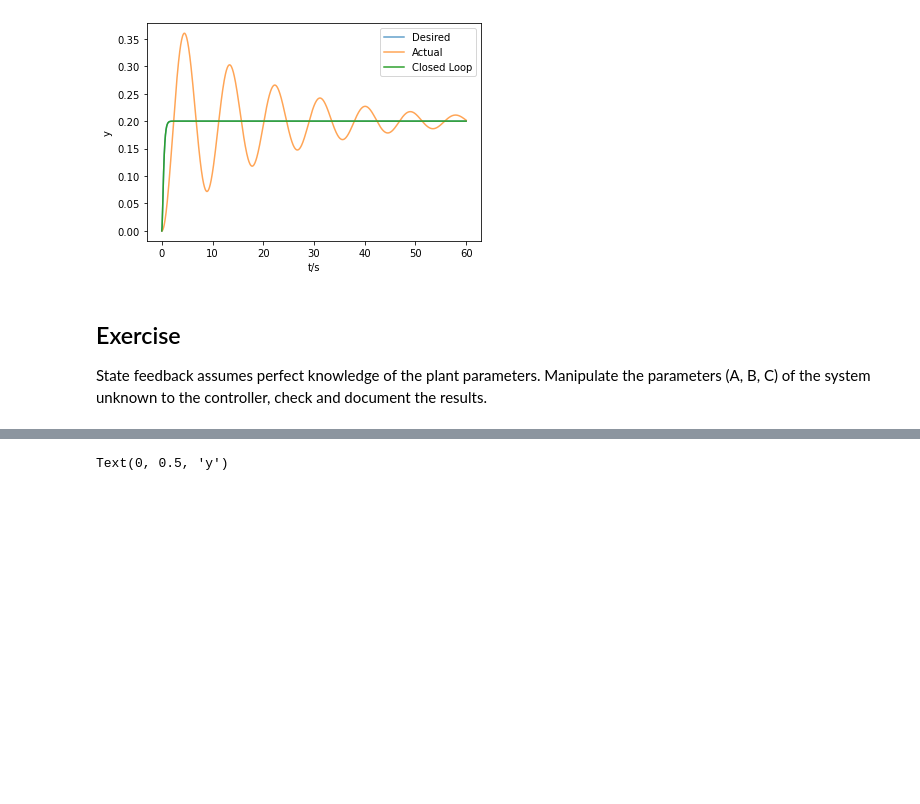
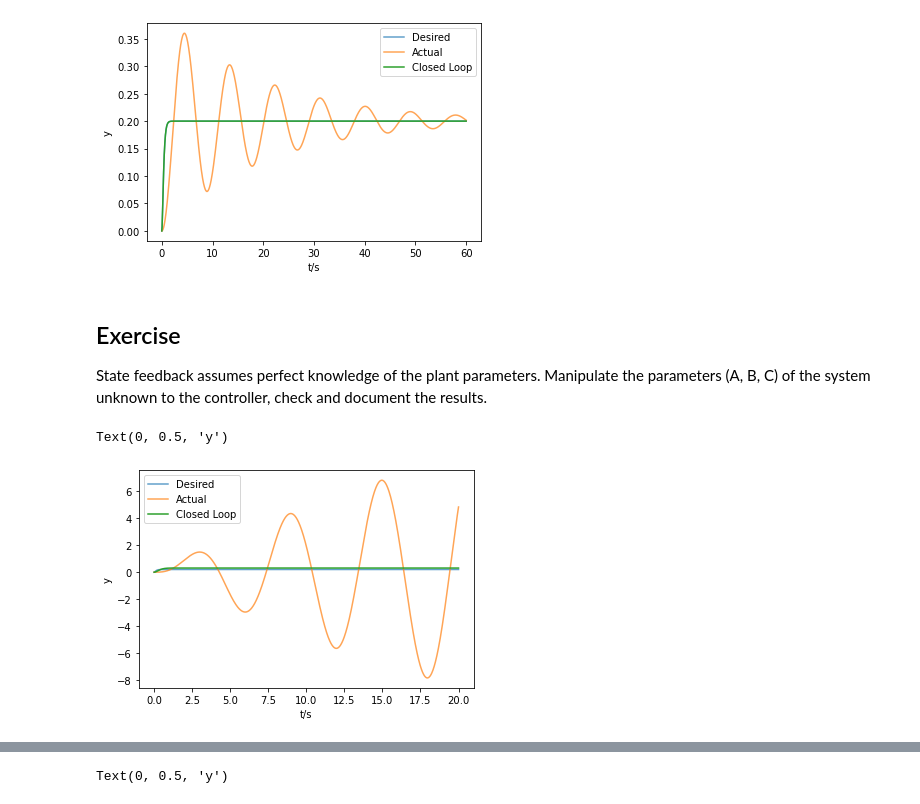
Before and after one commit to RailProfAC/data-science-for-engineers, a Jupyter notebook: DynamicalSystems/DynamicalSystems.ipynb, the cells around one changed output, grey strips where cells are left out. Cells and saved outputs as stored; diff of their text form; code cells hidden in the pictures; blank space fills up the shorter version.

```diff
--- a/DynamicalSystems/DynamicalSystems.ipynb
+++ b/DynamicalSystems/DynamicalSystems.ipynb
@@ -200,6 +245,25 @@ Text(0, 0.5, 'y')
 ## Exercise
 
 State feedback assumes perfect knowledge of the plant parameters. Manipulate the parameters (A, B, C) of the system unknown to the controller, check and document the results.
+# %%
+F = array([a**2+b**2-c/m, -2*a-d/m])
+######################################
+# Random disturbance added:
+Acl = (A+2*random.random((2,2)))-B*F
+Bcl = array([[0],[1]])
+Ccl = array([ssg, 0])
+syscl = StateSpace(Acl, Bcl, Ccl,0)
+youtcl, T = step(syscl, Tin)
+plot(T,youtd, label = 'Desired', alpha = 0.7)
+plot(T, yout, label = 'Actual', alpha = 0.7)
+plot(T, youtcl, label = 'Closed Loop')
+legend()
+xlabel('t/s')
+ylabel('y')
+#savefig('plots/DesiredvsActualvsClosedLoop.png', dpi = 600)
+# %% [output]
+Text(0, 0.5, 'y')
+[figure, added]
 # %% [markdown]
 ## Interconnections and Feedback
 
```
Also changed, not shown: parts of 5 cells of this notebook, 4 other files.
